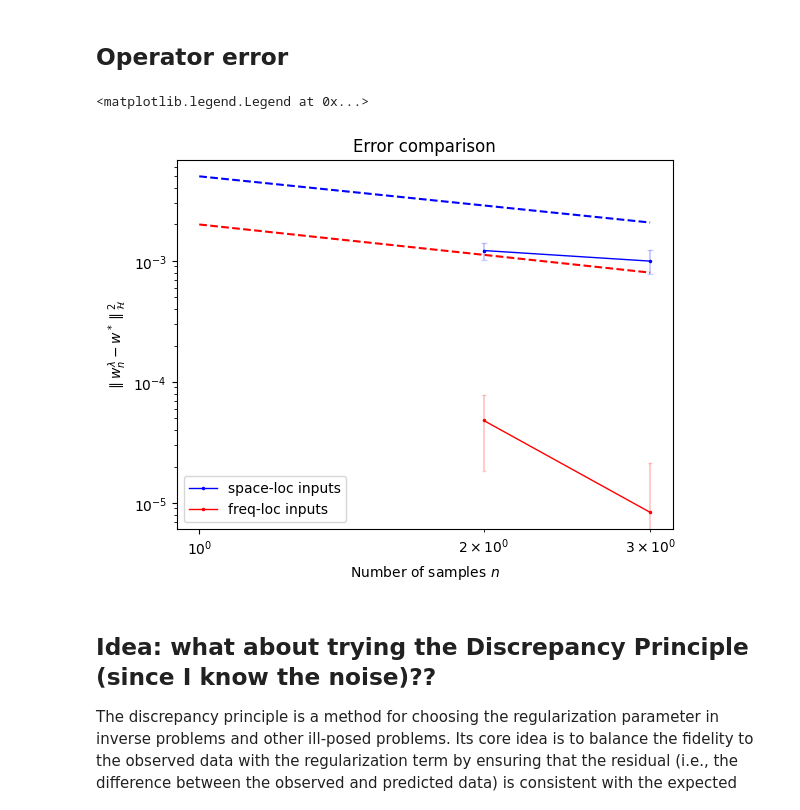
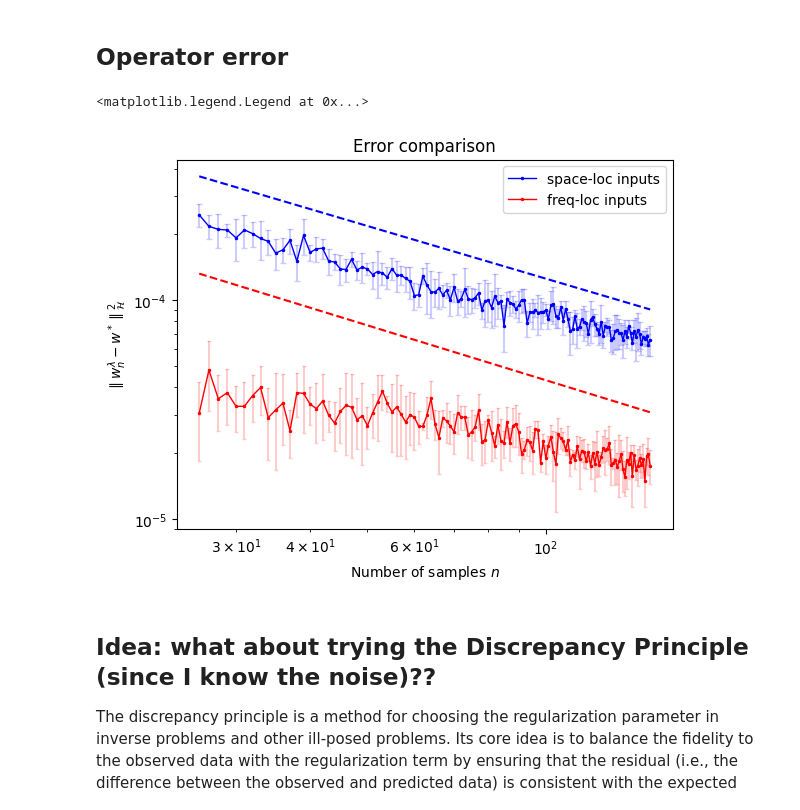
Before and after one commit to EmiliaMagnani/learnconv, a Jupyter notebook: notebooks/tutorial.ipynb, the cells around one changed output. Saved outputs shown, nothing was run; the diff lists cells and outputs as text; code cells hidden in the pictures.

```diff
--- a/notebooks/tutorial.ipynb
+++ b/notebooks/tutorial.ipynb
@@ -31,7 +31,7 @@ $$
 $$
 # %%
 # Number of input functions
-num_samples = 3
+num_samples = 150
 
 grid_size = 2**9 # grid points
 
@@ -538,10 +546,9 @@ Best lambda: 1.564e-05+0.000e+00j with error: 3.141e+00+0.000e+00j
 
 sample_gen_params_time_loc = {
     "delta": loc_parameter,
-    "shift_center": .5,
-    "std": .16,
     "rng": rng,
 }
+
 error_squared_sampmean_time_loc, error_squared_sampstd_time_loc = compute_error(
     num_samples,
     num_experiments,
@@ -553,7 +560,7 @@ error_squared_sampmean_time_loc, error_squared_sampstd_time_loc = compute_error(
     r_time_loc,
     b_time_loc,
     const_lam,
-    generate_time_localized_samples,
+    generate_time_localized_samples_on_torus,
     sample_gen_params_time_loc,
     optimize_lambda=True
 )
@@ -643,46 +652,47 @@ op_error_squared_sampmean_time_loc, op_error_squared_sampstd_time_loc = compute_
     r_time_loc,
     b_time_loc,
     const_lam,
-    generate_time_localized_samples,
+    generate_time_localized_samples_on_torus,
     sample_gen_params_time_loc,
     optimize_lambda=True
 )
 # %%
 #plot the errors
 # #error time-loc inputs
 
 fig, ax = plt.subplots(1,  )
 
 index = np.arange(1,error_squared_sampmean_time_loc.size+1)
 
 
+plot_from = 25
 #time-loc
-ax.errorbar(index[1:], op_error_squared_sampmean_time_loc[1:], yerr =op_error_squared_sampstd_time_loc[1:], color='b', fmt='.', alpha=.2,capsize=2.5,ms=1)
-ax.plot(index[1:], op_error_squared_sampmean_time_loc[1:], 'o-', markersize=1.5, color='b', alpha =1, lw=1, label=r'space-loc inputs')
+ax.errorbar(index[plot_from:], op_error_squared_sampmean_time_loc[plot_from:], yerr =op_error_squared_sampstd_time_loc[plot_from:], color='b', fmt='.', alpha=.2,capsize=2.5,ms=1)
+ax.plot(index[plot_from:], op_error_squared_sampmean_time_loc[plot_from:], 'o-', markersize=1.5, color='b', alpha =1, lw=1, label=r'space-loc inputs')
 
 
 #frequency-loc
-ax.errorbar(index[1:], op_error_squared_sampmean_freq_loc[1:], yerr =op_error_squared_sampstd_freq_loc[1:], color='r', fmt='.', alpha=.2, capsize=1.5,ms=1)
-ax.plot(index[1:], op_error_squared_sampmean_freq_loc[1:], 'o-', markersize=1.5, color='r', alpha =1.,lw =1,label=r'freq-loc inputs')
+ax.errorbar(index[plot_from:], op_error_squared_sampmean_freq_loc[plot_from:], yerr =op_error_squared_sampstd_freq_loc[plot_from:], color='r', fmt='.', alpha=.2, capsize=1.5,ms=1)
+ax.plot(index[plot_from:], op_error_squared_sampmean_freq_loc[plot_from:], 'o-', markersize=1.5, color='r', alpha =1.,lw =1,label=r'freq-loc inputs')
 
 #################################
 ax.set_xlabel(r'Number of samples $n$')
 ax.set_ylabel(r'$ \parallel {w}^\lambda_n - w^* \parallel_{\mathcal{H}} ^2$')
 ax.set_xscale('log')
 ax.set_yscale('log')
 
 ax.set_title(r'Error comparison')
 
 aux_vec = np.arange(1, num_samples+1,  dtype=float)
-ax.plot(aux_vec, .005*aux_vec**(-4/5),'--', color ='b')
-ax.plot(aux_vec, .002*aux_vec**(-5/6), '--', color='r')
+ax.plot(aux_vec[plot_from:], .005*aux_vec[plot_from:]**(-4/5),'--', color ='b')
+ax.plot(aux_vec[plot_from:], .002*aux_vec[plot_from:]**(-5/6), '--', color='r')
 
 
 ax.legend()
 # plt.savefig('errors.pdf', bbox_inches='tight')
 # %% [output]
 <matplotlib.legend.Legend at 0x...>
-[figure, old version]
+[figure, new version]
 # %% [markdown]
 ## Idea: what about trying the Discrepancy Principle (since I know the noise)??
 
```
Also changed, not shown: parts of 8 cells of this notebook, 2 other files.
